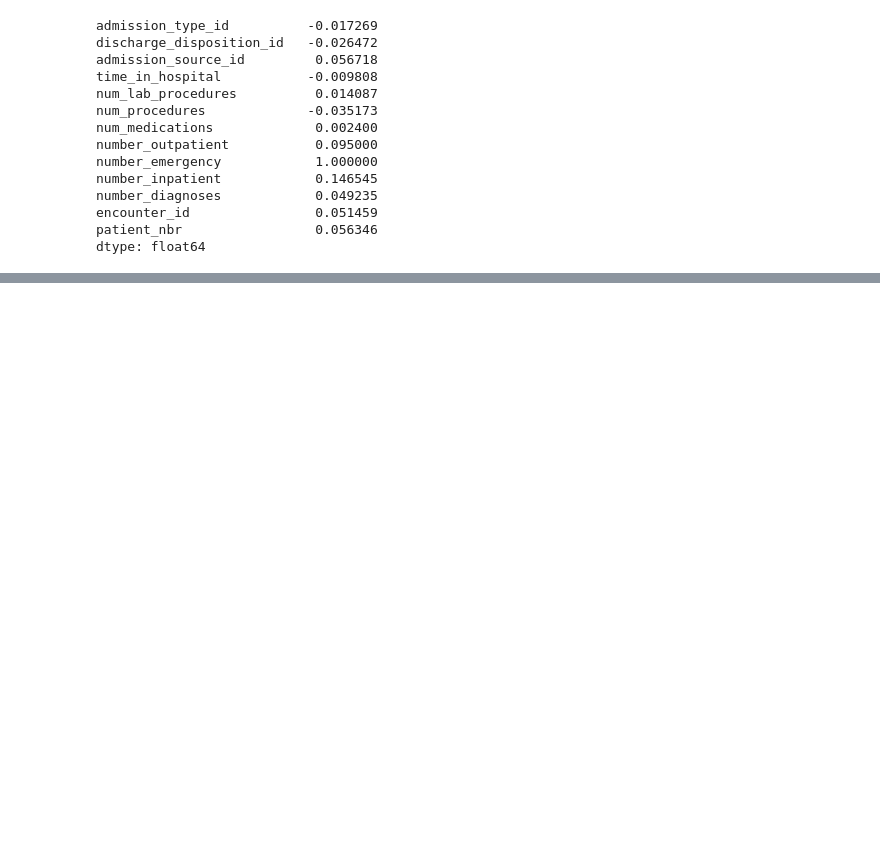
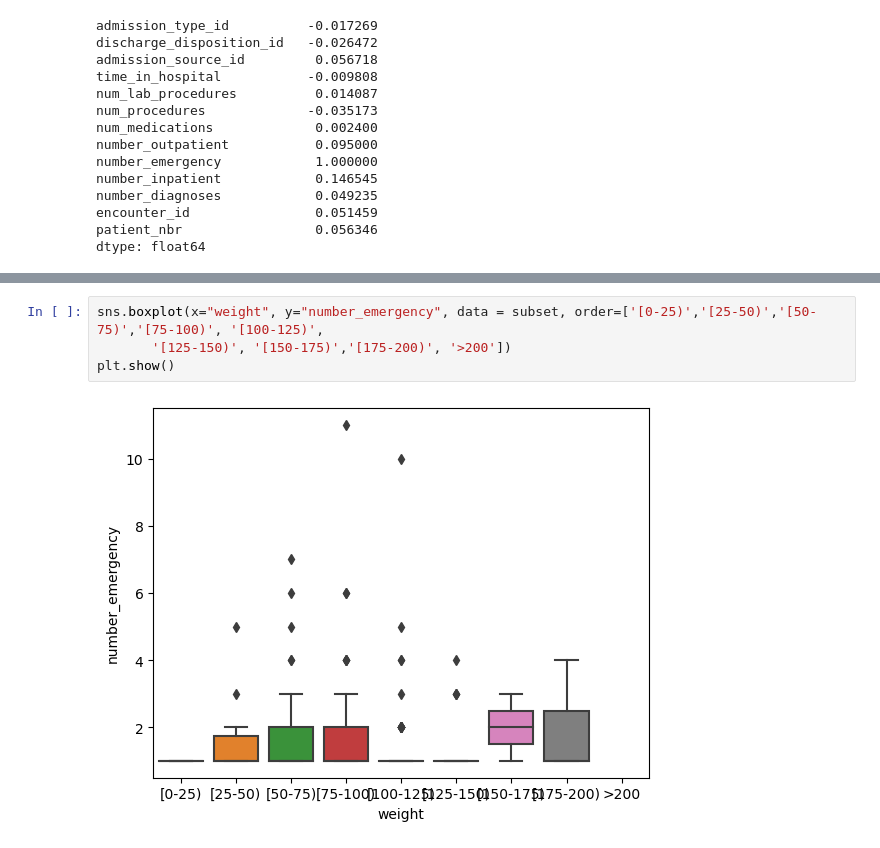
Before and after one commit to Chimichongo/STAT303_GROUP, a Jupyter notebook: Q_yuki.ipynb, the cells around one changed output, grey strips where cells are left out. Drawn from its saved outputs; the diff is of its cells as text; blank space fills up the shorter version.

```diff
--- a/Q_yuki.ipynb
+++ b/Q_yuki.ipynb
@@ -124,0 +127,6 @@ Name: binned_time_in_hospital, dtype: int64
+# %%
+sns.boxplot(x="weight", y="number_emergency", data = subset, order=['[0-25)','[25-50)','[50-75)','[75-100)', '[100-125)',
+       '[125-150)', '[150-175)','[175-200)', '>200'])
+plt.show()
+# %% [output]
+[figure, added]
```
Also changed, not shown: parts of 28 cells of this notebook, 2 other files.
